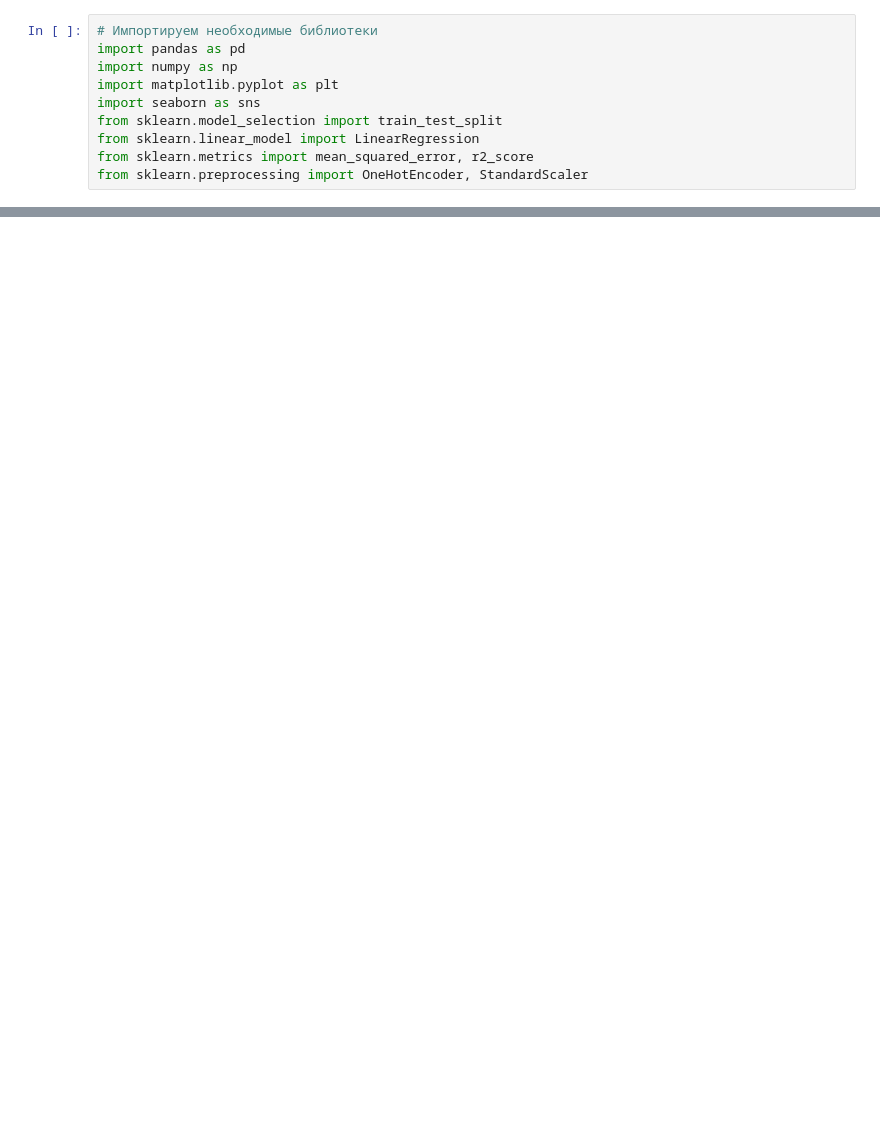
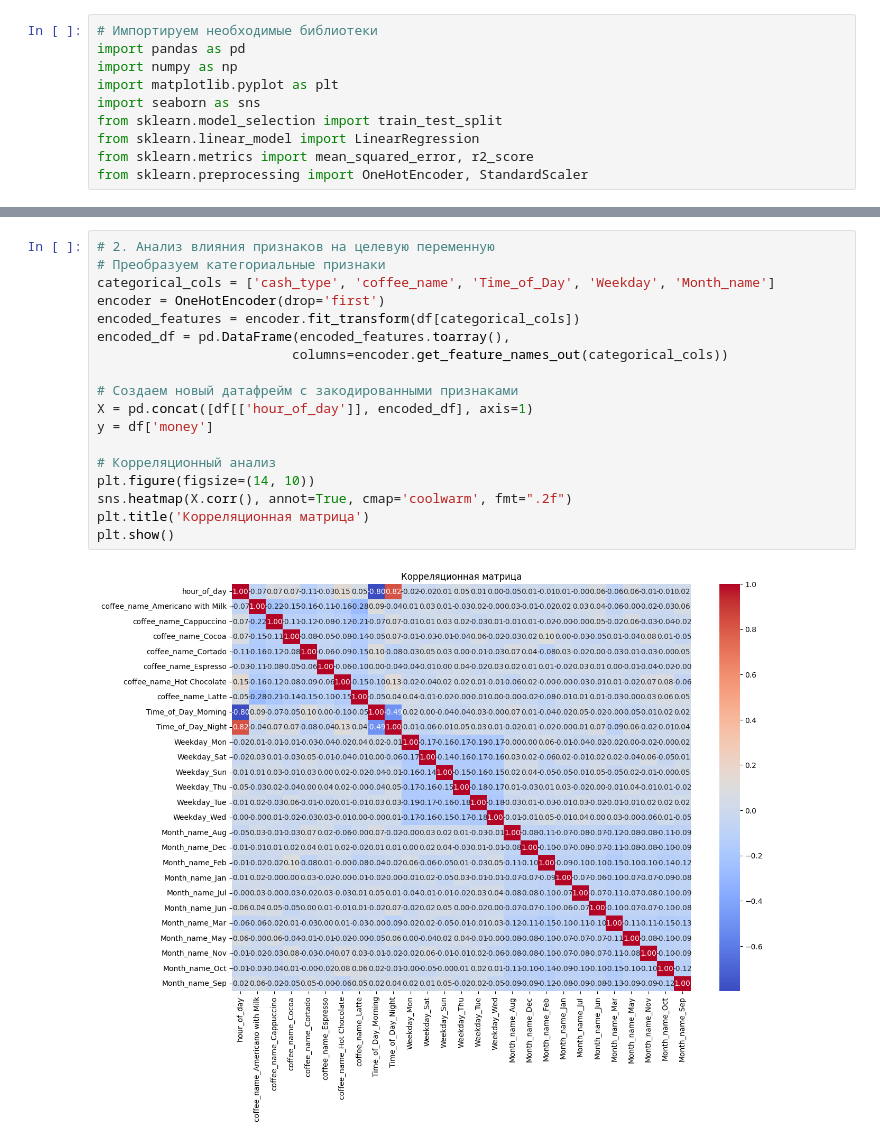
Before and after one commit to Sergo2004/machine-learning, a Jupyter notebook: дз2.ipynb, the cells around one changed output, grey strips where cells are left out. Saved outputs shown, nothing was run; the diff lists cells and outputs as text; blank space fills up the shorter version.

```diff
--- a/дз2.ipynb
+++ b/дз2.ipynb
@@ -15,0 +49,20 @@ FileNotFoundError: [Errno 2] No such file or directory: 'Coffe_sales.csv'
+# %%
+# 2. Анализ влияния признаков на целевую переменную
+# Преобразуем категориальные признаки
+categorical_cols = ['cash_type', 'coffee_name', 'Time_of_Day', 'Weekday', 'Month_name']
+encoder = OneHotEncoder(drop='first')
+encoded_features = encoder.fit_transform(df[categorical_cols])
+encoded_df = pd.DataFrame(encoded_features.toarray(),
+                         columns=encoder.get_feature_names_out(categorical_cols))
+
+# Создаем новый датафрейм с закодированными признаками
+X = pd.concat([df[['hour_of_day']], encoded_df], axis=1)
+y = df['money']
+
+# Корреляционный анализ
+plt.figure(figsize=(14, 10))
+sns.heatmap(X.corr(), annot=True, cmap='coolwarm', fmt=".2f")
+plt.title('Корреляционная матрица')
+plt.show()
+# %% [output]
+[figure, added]
```
Also changed, not shown: parts of 5 cells of this notebook.
